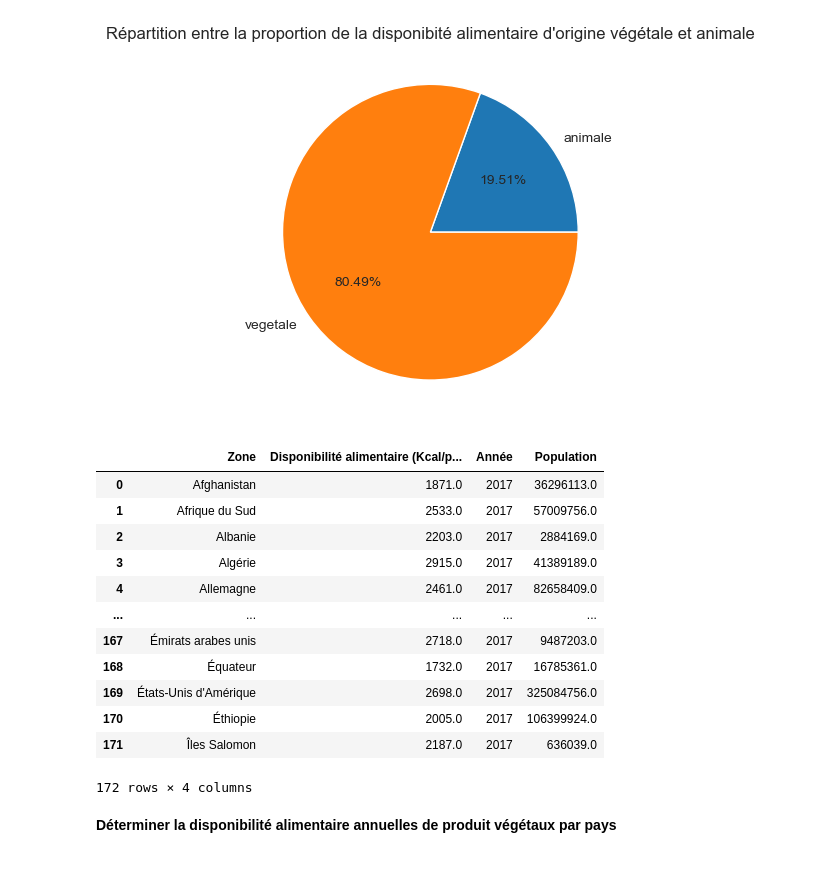
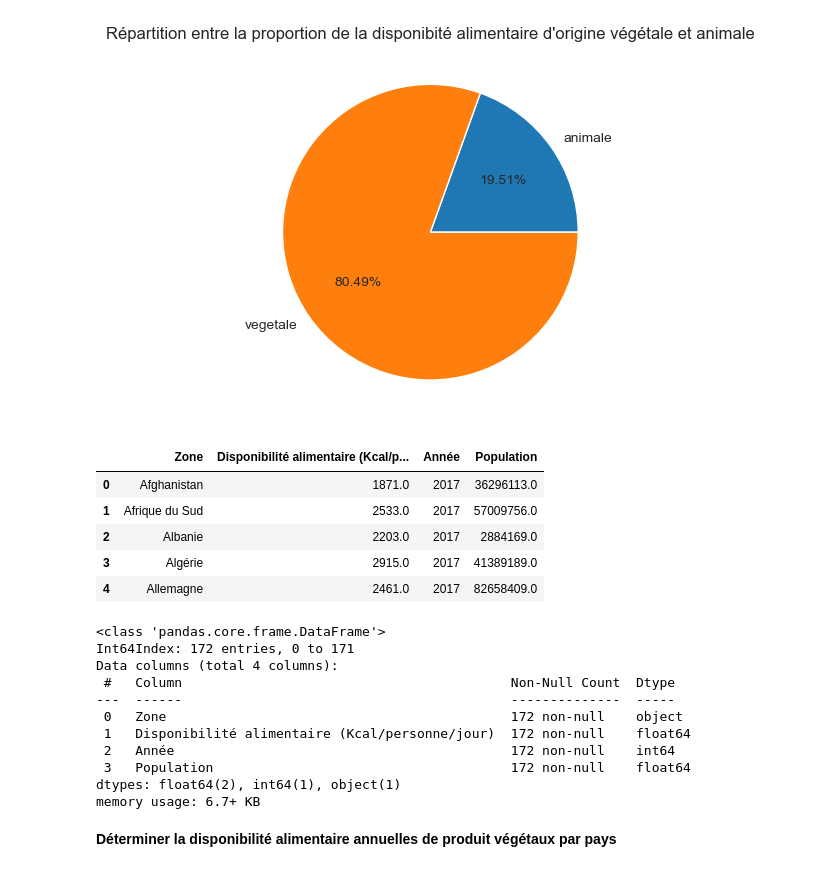
Before and after one commit to BM-Aurelie78/Projet-4-Realiser-une-etude-de-sante-publique-avec-R-ou-Python, a Jupyter notebook: Bellony-Montout_Aurélie_ 1_notebook_09032023_version_antérieure_29032023.ipynb, the cells around one changed output. Drawn from its saved outputs; the diff is of its cells as text; code cells hidden in the pictures.

```diff
--- a/Bellony-Montout_Aurélie_ 1_notebook_09032023_version_antérieure_29032023.ipynb
+++ b/Bellony-Montout_Aurélie_ 1_notebook_09032023_version_antérieure_29032023.ipynb
@@ -656,24 +707,35 @@ plt.title("Répartition entre la proportion de la disponibité alimentaire d'ori
 plt.show()
 # %% [output]
 [figure]
-# %%
- #Création du dataframe "dispo_alim2017" issu de la fusion entre le df "Population2017" et "dispo_alimVeg"
-dispo_alim2017Veg=pd.merge(dispo_alimVeg, Population2017, on='Zone')
-dispo_alim2017Veg
-# %% [output]
-|  | Zone | Disponibilité alimentaire (Kcal/p... | Année | Population |
-| 0 | Afghanistan | 1871.0 | 2017 | 36296113.0 |
-| 1 | Afrique du Sud | 2533.0 | 2017 | 57009756.0 |
-| 2 | Albanie | 2203.0 | 2017 | 2884169.0 |
-| 3 | Algérie | 2915.0 | 2017 | 41389189.0 |
-| 4 | Allemagne | 2461.0 | 2017 | 82658409.0 |
-| ... | ... | ... | ... | ... |
-| 167 | Émirats arabes unis | 2718.0 | 2017 | 9487203.0 |
-| 168 | Équateur | 1732.0 | 2017 | 16785361.0 |
-| 169 | États-Unis d'Amérique | 2698.0 | 2017 | 325084756.0 |
-| 170 | Éthiopie | 2005.0 | 2017 | 106399924.0 |
-| 171 | Îles Salomon | 2187.0 | 2017 | 636039.0 |
-172 rows × 4 columns
+# %%
+# Liste des DataFrames
+dataframes = [dispo_alimVeg, Population2017]
+
+# Création du dataframe "dispo_alim2017" issu de la fusion entre le df "Population2017" et "dispo_alim1"
+dispo_alim2017Veg= fusion_dataframes(dataframes, keys=['Zone'], how='inner')
+dispo_alim2017Veg.head(5)
+# %% [output]
+|  | Zone | Disponibilité alimentaire (Kcal/p... | Année | Population |
+| 0 | Afghanistan | 1871.0 | 2017 | 36296113.0 |
+| 1 | Afrique du Sud | 2533.0 | 2017 | 57009756.0 |
+| 2 | Albanie | 2203.0 | 2017 | 2884169.0 |
+| 3 | Algérie | 2915.0 | 2017 | 41389189.0 |
+| 4 | Allemagne | 2461.0 | 2017 | 82658409.0 |
+# %%
+# Vérifier les types de chaque colonnes, les valeurs non-nulles, la taille du dataframe "dispo_alim2017Veg"
+dispo_alim2017Veg.info()
+# %% [output]
+<class 'pandas.core.frame.DataFrame'>
+Int64Index: 172 entries, 0 to 171
+Data columns (total 4 columns):
+ #   Column                                          Non-Null Count  Dtype
+---  ------                                          --------------  -----
+ 0   Zone                                            172 non-null    object
+ 1   Disponibilité alimentaire (Kcal/personne/jour)  172 non-null    float64
+ 2   Année                                           172 non-null    int64
+ 3   Population                                      172 non-null    float64
+dtypes: float64(2), int64(1), object(1)
+memory usage: 6.7+ KB
 # %%
 #Création de la colonne Disponibilité alimentaire (Kcal/pays/an) qui sera une conversion de la disponibilité en Kcal/pers/jour, pour cela il faut multiplier par 365 (1an pour l'année 2017) et par le nombre de population
 dispo_alim2017Veg['Disponibilité alimentaire (Kcal/pays/an)']=dispo_alim2017Veg['Disponibilité alimentaire (Kcal/personne/jour)']*365*dispo_alim2017Veg['Population']
```
Also changed, not shown: parts of 32 cells of this notebook.
